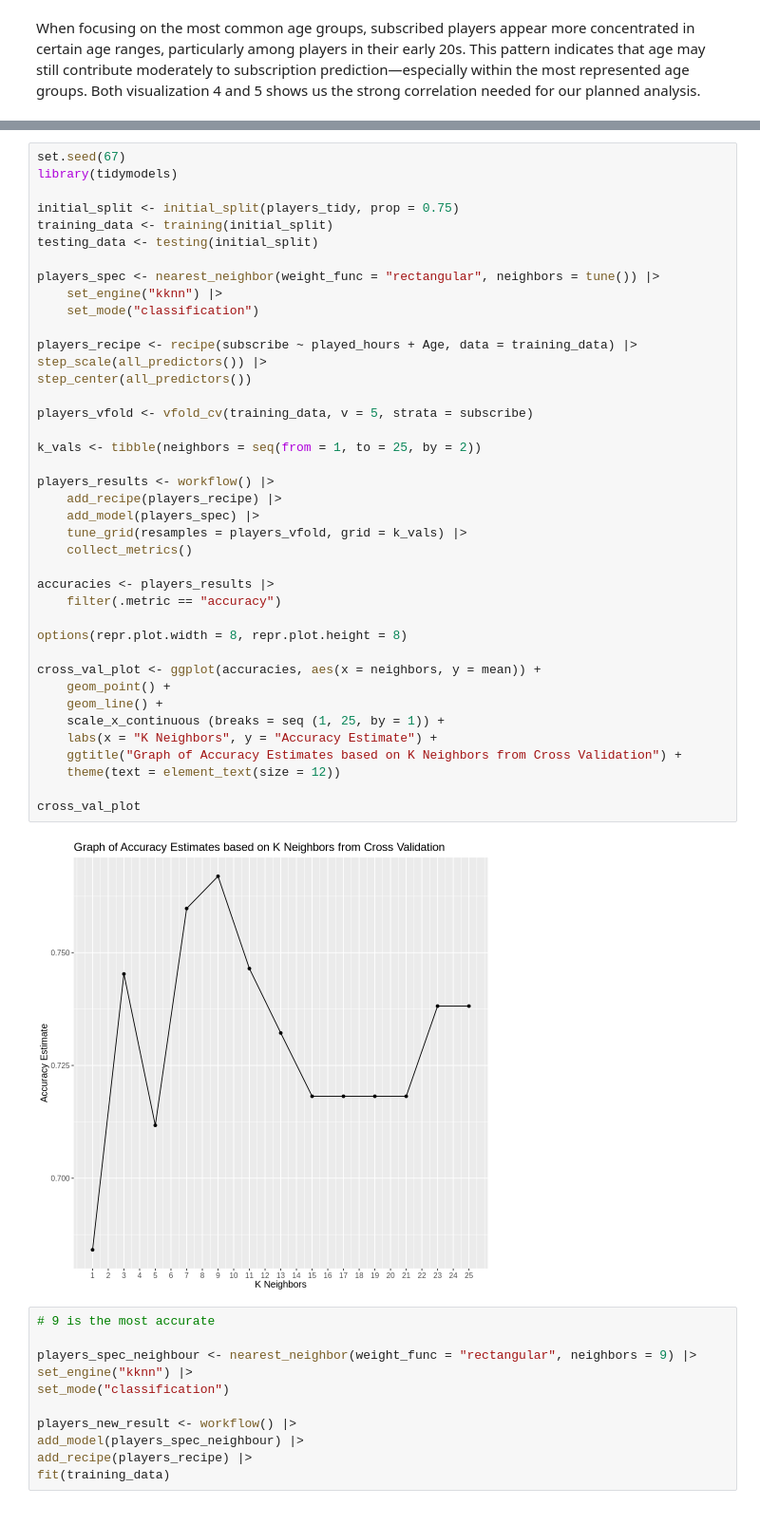
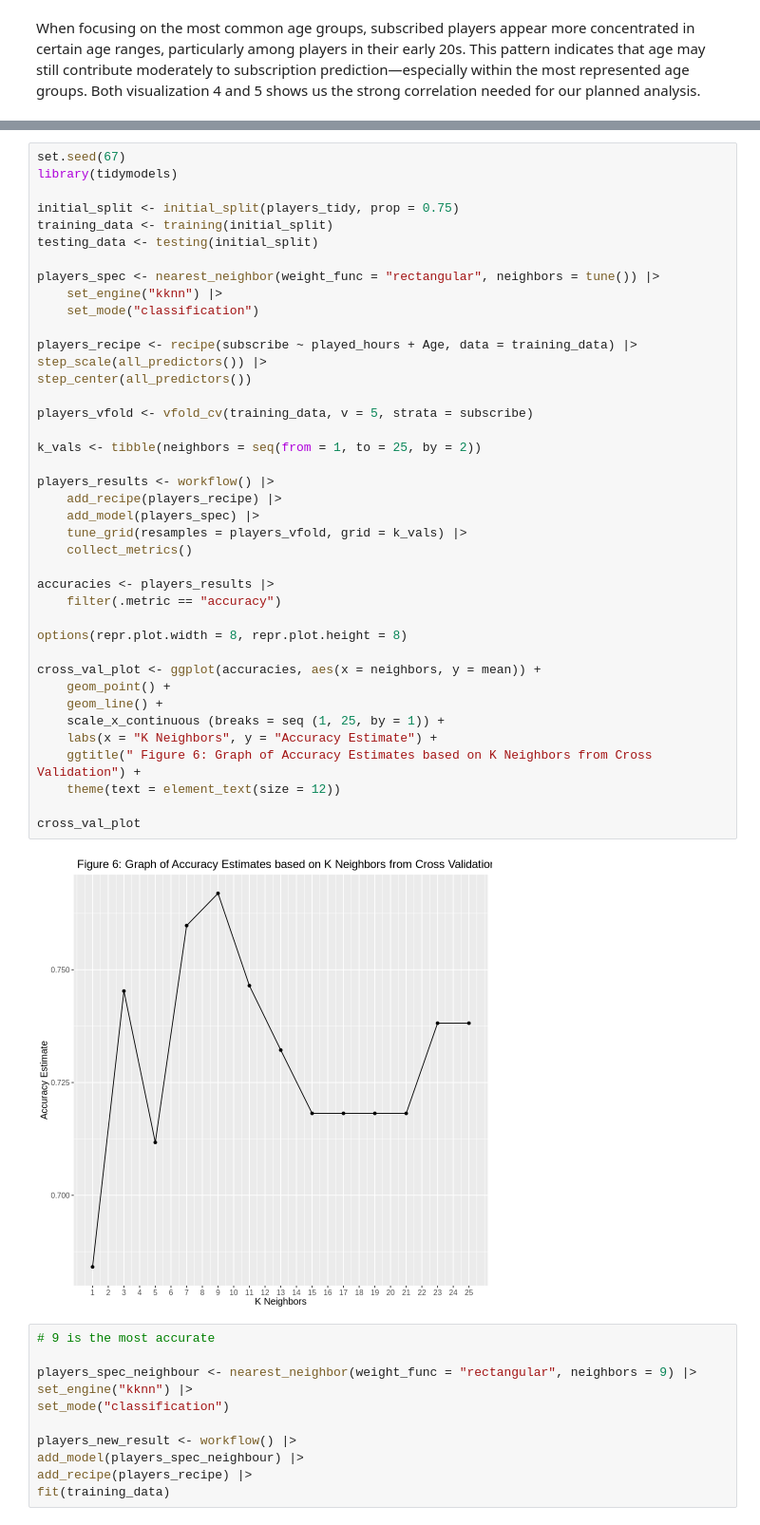
Before and after one commit to crowbirdy/project-003-29, a Jupyter notebook: Final_project.ipynb, the cells around one changed output, grey strips where cells are left out. Shown at 95% size. Cells and saved outputs as stored; diff of their text form.

Commit message:
Got rid of the discussion and fixed figure 6

```diff
--- a/Final_project.ipynb
+++ b/Final_project.ipynb
@@ -257,35 +247,35 @@ players_spec <- nearest_neighbor(weight_func = "rectangular", neighbors = tune()
     set_mode("classification")
 
 players_recipe <- recipe(subscribe ~ played_hours + Age, data = training_data) |>
 step_scale(all_predictors()) |>
 step_center(all_predictors())
 
 players_vfold <- vfold_cv(training_data, v = 5, strata = subscribe)
 
 k_vals <- tibble(neighbors = seq(from = 1, to = 25, by = 2))
 
 players_results <- workflow() |>
     add_recipe(players_recipe) |>
     add_model(players_spec) |>
     tune_grid(resamples = players_vfold, grid = k_vals) |>
     collect_metrics()
 
 accuracies <- players_results |>
     filter(.metric == "accuracy")
 
 options(repr.plot.width = 8, repr.plot.height = 8)
 
 cross_val_plot <- ggplot(accuracies, aes(x = neighbors, y = mean)) +
     geom_point() +
     geom_line() +
     scale_x_continuous (breaks = seq (1, 25, by = 1)) +
     labs(x = "K Neighbors", y = "Accuracy Estimate") +
-    ggtitle("Graph of Accuracy Estimates based on K Neighbors from Cross Validation") +
+    ggtitle(" Figure 6: Graph of Accuracy Estimates based on K Neighbors from Cross Validation") +
     theme(text = element_text(size = 12))
 
 cross_val_plot
 # %% [output]
-[figure, old version]
+[figure, new version]
 # %%
 # 9 is the most accurate
 
```
Also changed, not shown: parts of 2 cells of this notebook.
